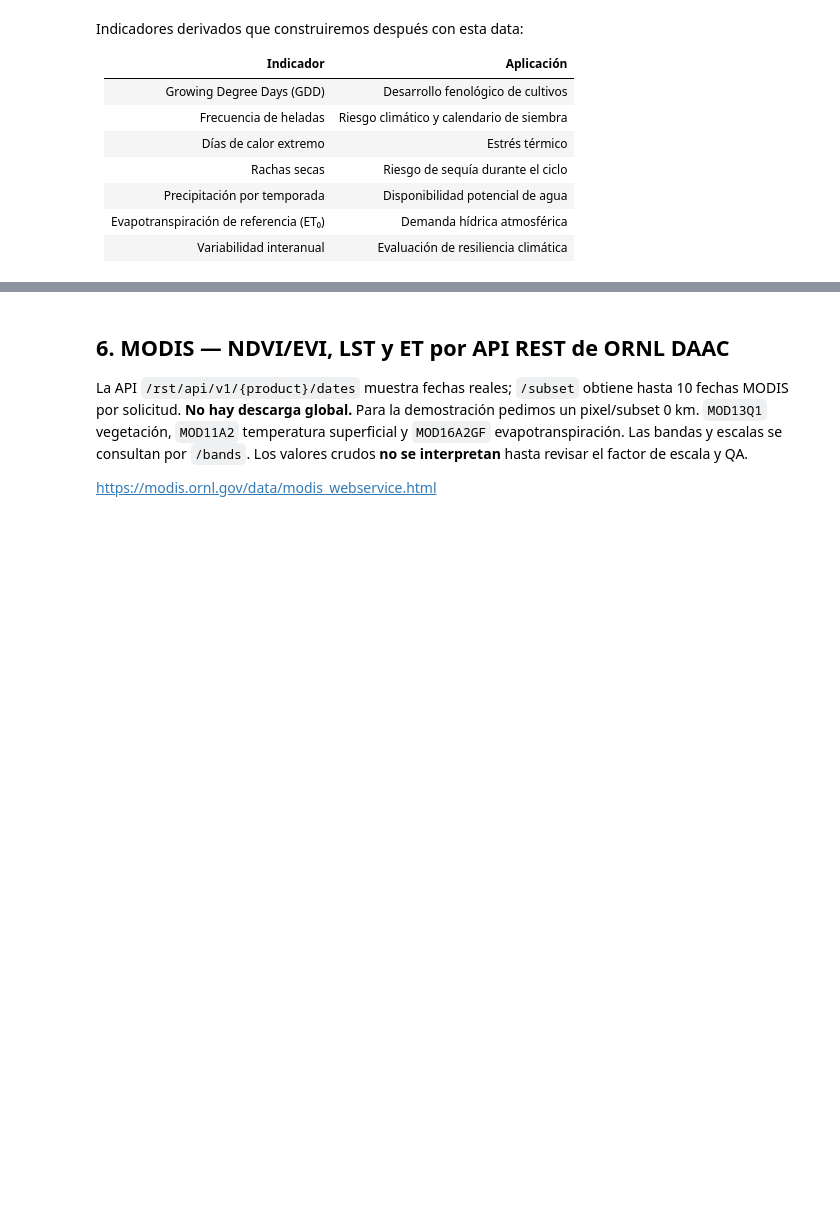
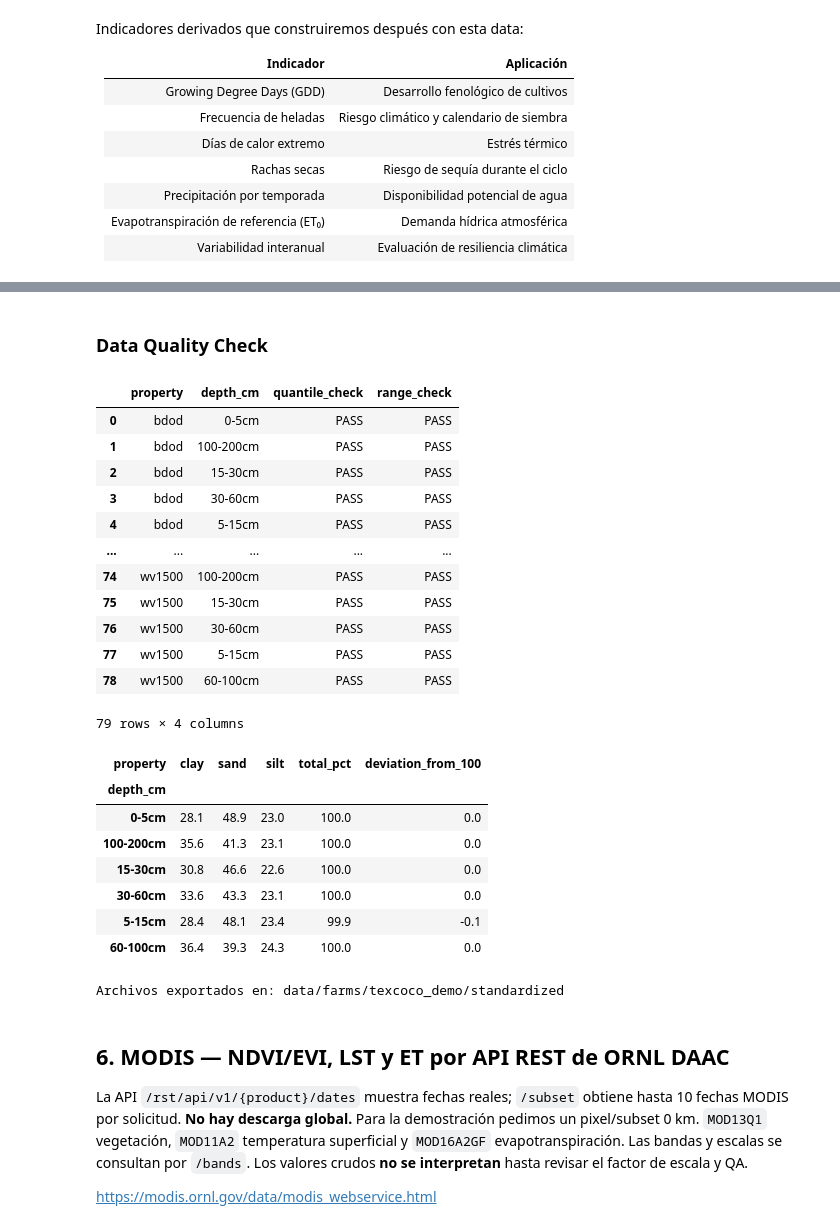
Before and after one commit to NASA-Gradient-Descent-Farmers/NASA-warm-up, a Jupyter notebook: Notebooks/00_build_farm_profile_earthdata.ipynb, the cells around one changed output, grey strips where cells are left out. Saved outputs shown, nothing was run; the diff lists cells and outputs as text; code cells hidden in the pictures; blank space fills up the shorter version.

```diff
--- a/Notebooks/00_build_farm_profile_earthdata.ipynb
+++ b/Notebooks/00_build_farm_profile_earthdata.ipynb
@@ -1065,3 +1756,68 @@ if isinstance(soil,pd.DataFrame):
+# %% [markdown]
+### Data Quality Check
+# %%
+if isinstance(soil, pd.DataFrame) and not soil.empty:
+    # Validación: cuantiles y propiedades con restricciones conocidas.
+    complete = soil_properties[['q05', 'q50', 'q95']].notna().all(axis=1)
+    order_ok = (soil_properties['q05'] <= soil_properties['q50']) & (
+        soil_properties['q50'] <= soil_properties['q95'])
+    soil_properties['quantile_check'] = np.where(
+        ~complete, 'INCOMPLETE', np.where(order_ok, 'PASS', 'FAIL'))
+    ranges = {'phh2o':(0,14), 'clay':(0,100), 'sand':(0,100),
+              'silt':(0,100), 'cfvo':(0,100),
+              'wv0010':(0,100), 'wv003':(0,100), 'wv1500':(0,100)}
+
+    def plausible(row):
+        if pd.isna(row['mean']): return 'INCOMPLETE'
+        lo, hi = ranges.get(row['property'], (0, np.inf))
+        return 'PASS' if lo <= row['mean'] <= hi else 'FAIL'
+
+    soil_properties['range_check'] = soil_properties.apply(plausible, axis=1)
+    soil_quality = soil_properties[['property','depth_cm','quantile_check','range_check']]
+    TABLES['soil_properties'] = soil_properties.copy()
+    TABLES['soil_quality_report'] = soil_quality.copy()
+    display(soil_quality)
+
+    # Comprobación exploratoria de textura; pueden existir diferencias
+    # por predicciones independientes, no se fuerza la suma a 100.
+    texture = (soil_properties[soil_properties['property'].isin(['sand','silt','clay'])]
+               .pivot_table(index='depth_cm', columns='property',
+                            values='mean', aggfunc='first'))
+    if all(c in texture.columns for c in ('sand','silt','clay')):
+        texture['total_pct'] = texture[['sand','silt','clay']].sum(axis=1)
+        texture['deviation_from_100'] = texture['total_pct'] - 100
+        display(texture)
+
+    out = Path(STD)
+    out.mkdir(parents=True, exist_ok=True)
+    soil.to_parquet(out/'soil_properties_raw.parquet', index=False)
+    soil_properties.to_parquet(out/'soil_properties.parquet', index=False)
+    soil_requests.to_csv(out/'soilgrids_requests.csv', index=False)
+    soil_quality.to_csv(out/'soil_quality.csv', index=False)
+    print('Archivos exportados en:', out)
+# %% [output]
+|  | property | depth_cm | quantile_check | range_check |
+| 0 | bdod | 0-5cm | PASS | PASS |
+| 1 | bdod | 100-200cm | PASS | PASS |
+| 2 | bdod | 15-30cm | PASS | PASS |
+| 3 | bdod | 30-60cm | PASS | PASS |
+| 4 | bdod | 5-15cm | PASS | PASS |
+| ... | ... | ... | ... | ... |
+| 74 | wv1500 | 100-200cm | PASS | PASS |
+| 75 | wv1500 | 15-30cm | PASS | PASS |
+| 76 | wv1500 | 30-60cm | PASS | PASS |
+| 77 | wv1500 | 5-15cm | PASS | PASS |
+| 78 | wv1500 | 60-100cm | PASS | PASS |
+79 rows × 4 columns
+| property | clay | sand | silt | total_pct | deviation_from_100 |
+| depth_cm |  |  |  |  |  |
+| 0-5cm | 28.1 | 48.9 | 23.0 | 100.0 | 0.0 |
+| 100-200cm | 35.6 | 41.3 | 23.1 | 100.0 | 0.0 |
+| 15-30cm | 30.8 | 46.6 | 22.6 | 100.0 | 0.0 |
+| 30-60cm | 33.6 | 43.3 | 23.1 | 100.0 | 0.0 |
+| 5-15cm | 28.4 | 48.1 | 23.4 | 99.9 | -0.1 |
+| 60-100cm | 36.4 | 39.3 | 24.3 | 100.0 | 0.0 |
+Archivos exportados en: data/farms/texcoco_demo/standardized
 # %% [markdown]
 ## 6. MODIS — NDVI/EVI, LST y ET por API REST de ORNL DAAC
 
```
Also changed, not shown: parts of 18 cells of this notebook.
